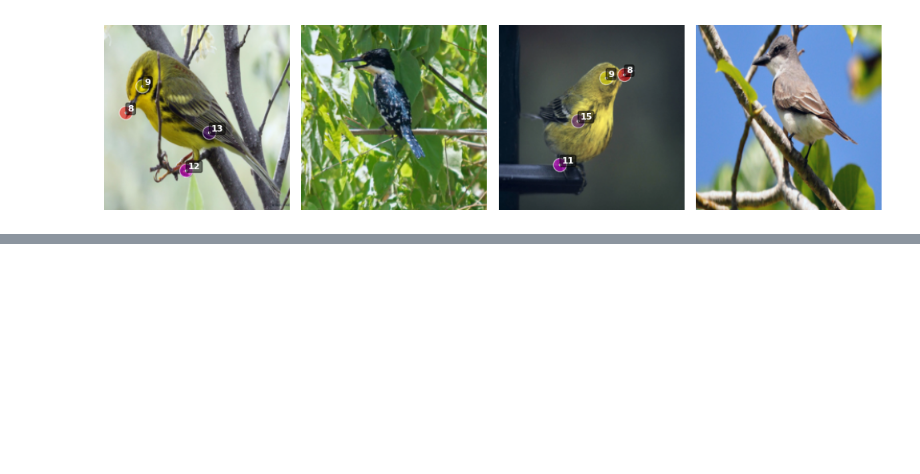
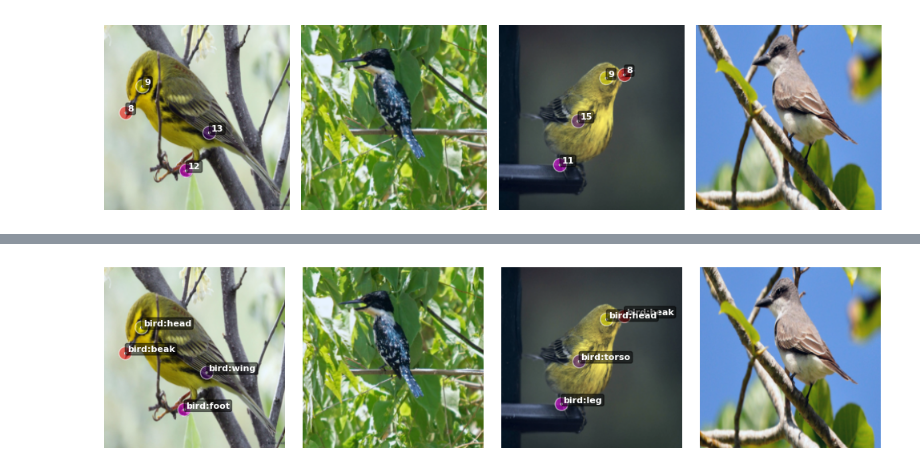
Before and after one commit to chensy618/SuperpixelCUB, a Jupyter notebook: SuperpixelInvestigationCUB_replace_segments.ipynb, the cells around one changed output, grey strips where cells are left out. Cells and saved outputs as stored; diff of their text form; code cells hidden in the pictures; blank space fills up the shorter version.

```diff
--- a/SuperpixelInvestigationCUB_replace_segments.ipynb
+++ b/SuperpixelInvestigationCUB_replace_segments.ipynb
@@ -1072,6 +1073,7 @@ region_means = []
 
 resize_size = 64
 final_segment_arrays = []
+final_segment_resized_arrays = []
 # e.g. vlpart_final_segmentations = [{8：mask, 9: mask}, {1：mask, 9: mask}, {2：mask, 3: mask},{6：mask, 8: mask}]
 for sample_i, sample_i_segments_dict in enumerate(vlpart_final_segmentations):
     print("len of vlpart_final_segmentations:", len(vlpart_final_segmentations))
@@ -1091,7 +1093,14 @@ for sample_i, sample_i_segments_dict in enumerate(vlpart_final_segmentations):
         anti_aliasing=False
     ).astype(np.int32)
 
+
+    original_labels = set(np.unique(segments_array))
+    resized_labels = set(np.unique(segments_array_resized))
+    missing_labels = original_labels - resized_labels
+    print("Missing labels after resize:", missing_labels)
+
     final_segment_arrays.append(segments_array)
+    final_segment_resized_arrays.append(segments_array_resized)
 
     print("segments_array_resized unique values:", np.unique(segments_array_resized))
     sample_i_region_means = []
@@ -1429,3 +1470,72 @@ label_list: [ 0  8  9 10 11 12 13 16]
  [0 0 0 ... 0 0 0]
  [0 0 0 ... 0 0 0]]
 [figure]
+# %%
+
+# cmap = ListedColormap(["red", "yellow", "blue", "lime", "magenta", "indigo", "orange", "cyan", "darkgreen",
+#                     "maroon", "black", "white", "chocolate", "gray", "blueviolet"])
+cmap = ListedColormap([
+    "red", "yellow", "blue", "lime", "magenta", "indigo", "orange", "cyan", "darkgreen",
+    "maroon", "black", "white", "chocolate", "gray", "blueviolet",
+    "olive", "teal", "navy", "coral", "plum", "pink", "gold", "brown", "turquoise", "orchid"
+])
+
+# colors = np.array([cmap(x) for x in range(15)])
+colors = np.array([cmap(x) for x in range(cmap.N)])
+
+mnn_matches = {}
+
+# print("all keypoints:", all_keypoints)
+fig, axs = plt.subplots(1, NUMBER_OF_PROTOTYPES+2, figsize=(10, 5))
+
+for col_idx, (image_i, keypoints_i, image_segment_array_i ) in enumerate(zip(inputs, all_keypoints, final_segment_resized_arrays)):
+
+    axs[col_idx].imshow(imsc(image_i))
+    axs[col_idx].set_axis_off()
+
+    radius1, radius2 = 8, 1
+
+    for keypoint_counter, keypoint_i in enumerate(np.unique(keypoints_i)[1:]):
+
+        if col_idx == 0:
+          if not best_buddies_query[keypoint_i-1]: continue
+        elif col_idx == 1:
+          if not best_buddies_prototypes[keypoint_i-1]: continue
+        else:
+          if not best_buddies_prototypes[np.sum(number_of_prototype_regions[:(col_idx-1)])+keypoint_i-1]: continue
+
+        if col_idx == 0:
+          color_value = keypoint_counter
+          mnn_matches[keypoint_i-1] = color_value
+        elif col_idx == 1:
+          color_value = mnn_matches[nearest_neighbor_prototypes[keypoint_i-1]]
+        else:
+          color_value = mnn_matches[nearest_neighbor_prototypes[np.sum(number_of_prototype_regions[:(col_idx-1)])+keypoint_i-1]]
+
+
+        y_coordinate, x_coordinate = np.where(keypoints_i==keypoint_i)
+
+        circ1_1 = plt.Circle((x_coordinate, y_coordinate), radius1, facecolor=colors[color_value], edgecolor='white', alpha=0.5)
+        circ1_2 = plt.Circle((x_coordinate, y_coordinate), radius2, facecolor=colors[color_value], edgecolor='white')
+
+        axs[col_idx].add_patch(circ1_1)
+        axs[col_idx].add_patch(circ1_2)
+
+        print("keypoint_i:", keypoint_i)
+        label_list = np.unique(image_segment_array_i)
+        print("label_list:", label_list)
+        label = label_list[keypoint_i]
+        print("label:", label)
+        label_text = get_class_dict("pascal_part_val").get(label, "unknown")
+
+        axs[col_idx].text(
+            x_coordinate + 2, y_coordinate - 2,
+            label_text,
+            fontsize=8,
+            color='white',
+            weight='bold',
+            bbox=dict(facecolor='black', alpha=0.5, boxstyle='round,pad=0.2')
+        )
+
+fig.tight_layout()
+# %% [output]
@@ -1432,3 +1559,4 @@ label_list: [ 0  8  9 10 11 12 13 16]
+[figure, added]
 # %%
 
 # # cmap = ListedColormap(["red", "yellow", "blue", "lime", "magenta", "indigo", "orange", "cyan", "darkgreen",
```
Also changed, not shown: parts of 9 cells of this notebook, 1 other file.
